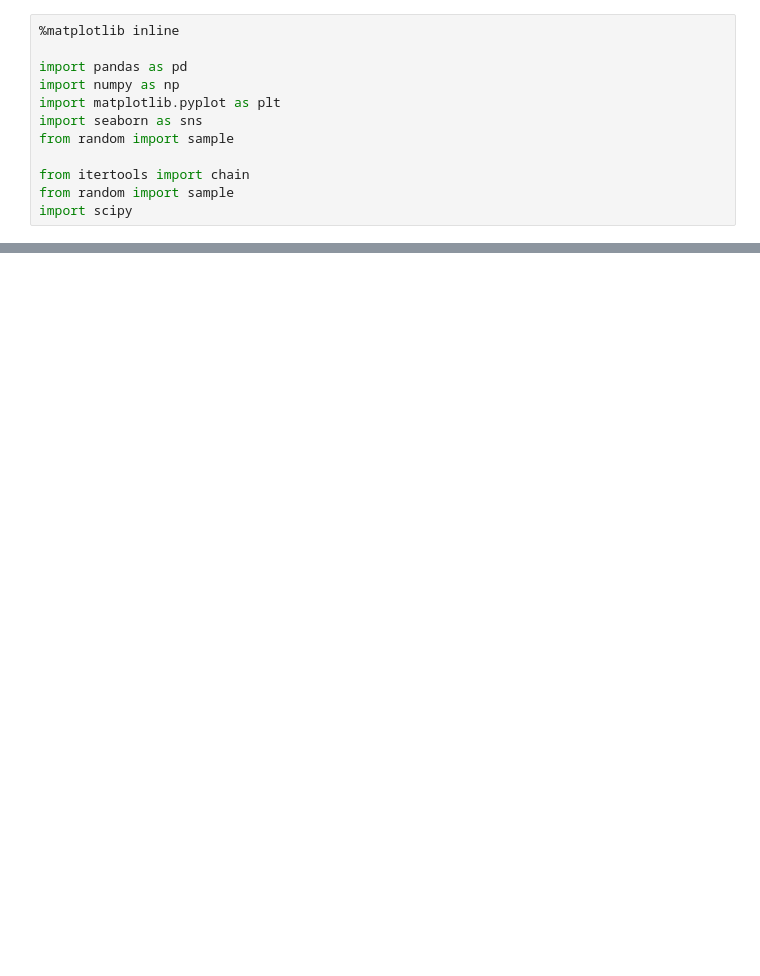
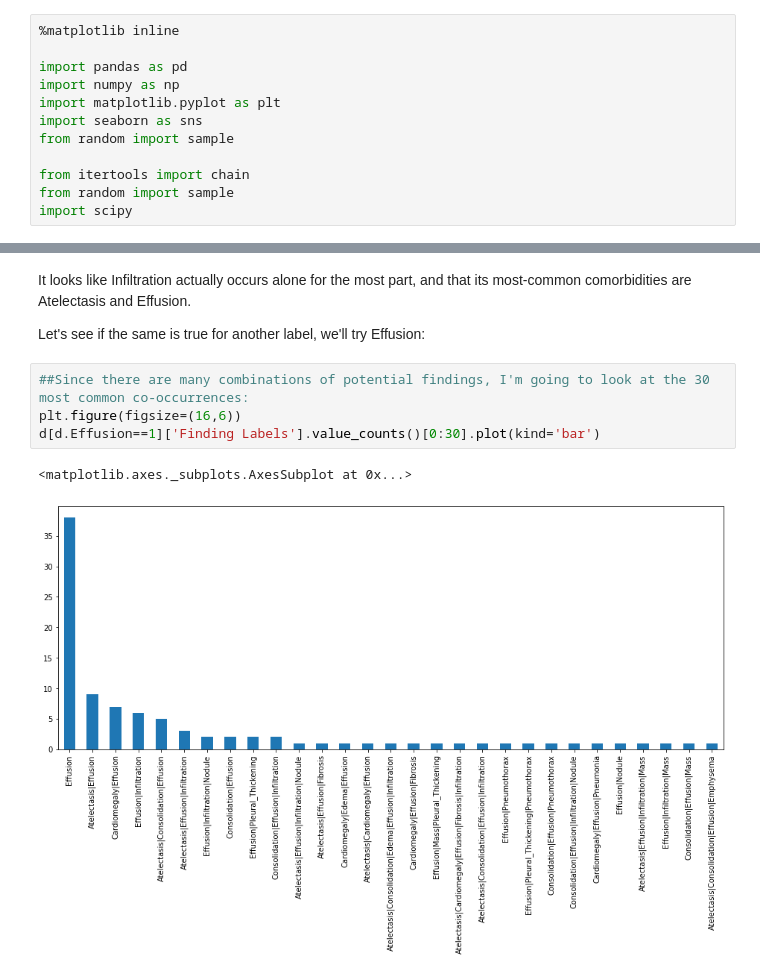
Before and after one commit to TRoboto/Udacity, a Jupyter notebook: AI for Healthcare Nanodegree/Exercise - Exploring Population Metadata/Exercise.ipynb, the cells around one changed output, grey strips where cells are left out. Cells and saved outputs as stored; diff of their text form; blank space fills up the shorter version.

```diff
--- a/AI for Healthcare Nanodegree/Exercise - Exploring Population Metadata/Exercise.ipynb
+++ b/AI for Healthcare Nanodegree/Exercise - Exploring Population Metadata/Exercise.ipynb
@@ -34,0 +73,11 @@ Now write your code here to visualize some of the distributions specified in the
+# %% [markdown]
+It looks like Infiltration actually occurs alone for the most part, and that its most-common comorbidities are Atelectasis and Effusion.
+
+Let's see if the same is true for another label, we'll try Effusion:
+# %%
+##Since there are many combinations of potential findings, I'm going to look at the 30 most common co-occurrences:
+plt.figure(figsize=(16,6))
+d[d.Effusion==1]['Finding Labels'].value_counts()[0:30].plot(kind='bar')
+# %% [output]
+<matplotlib.axes._subplots.AxesSubplot at 0x...>
+[figure, added]
```
Also changed, not shown: parts of 32 cells of this notebook.
